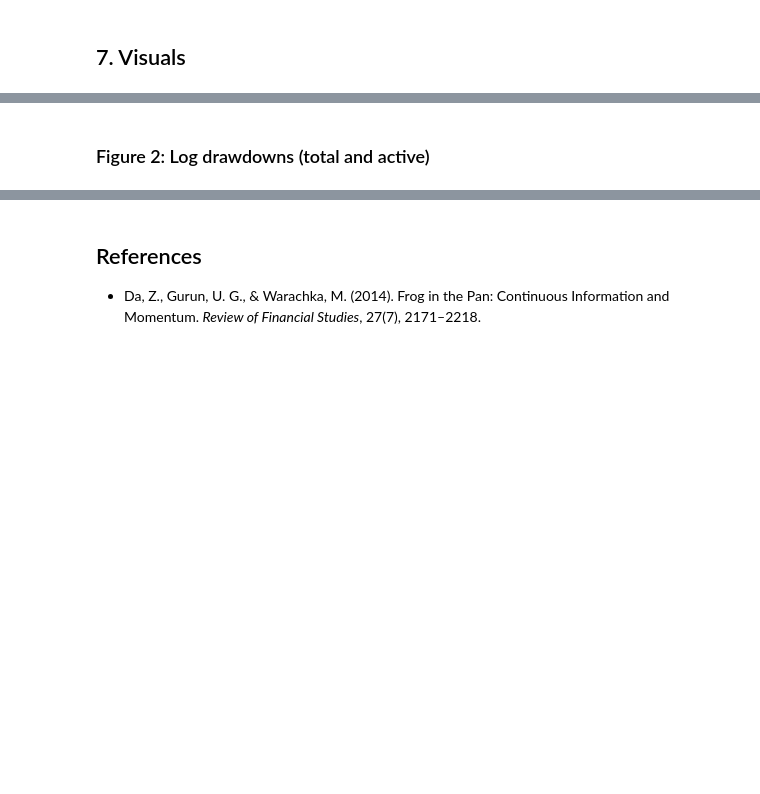
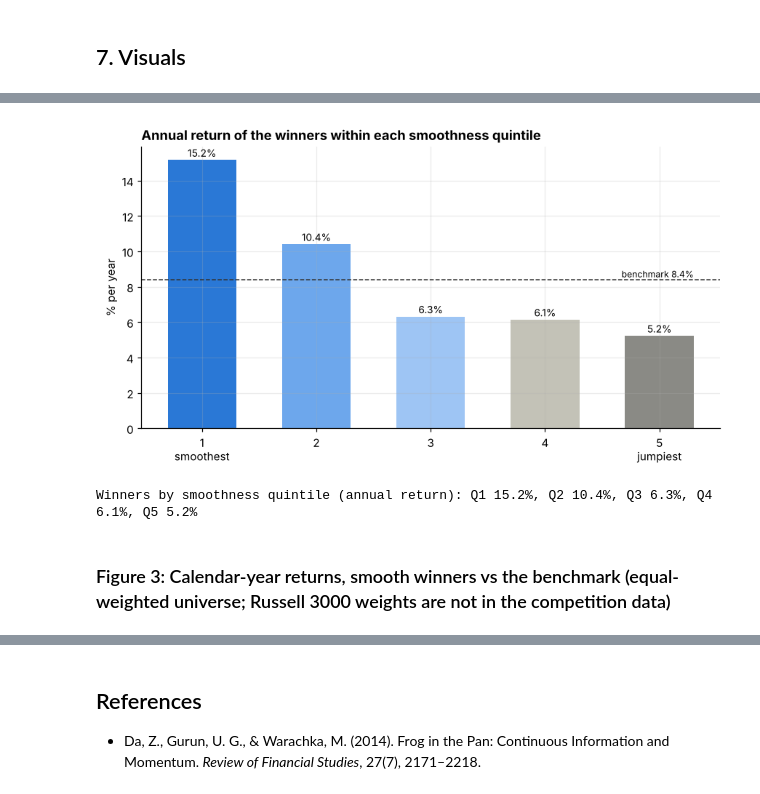
Before and after one commit to taylorotho/Quant_continuous_return_method, a Jupyter notebook: FINAL.ipynb, the cells around one changed output, grey strips where cells are left out. Saved outputs shown, nothing was run; the diff lists cells and outputs as text; code cells hidden in the pictures; blank space fills up the shorter version.

```diff
--- a/FINAL.ipynb
+++ b/FINAL.ipynb
@@ -80,5 +537,25 @@ We test whether the signal predicts next-month returns. The tests are the monthl
 # %%
-# TODO: Figure 1
+fig, ax = plt.subplots(figsize=(8, 4.5))
+ladder = []
+for q_ in range(1, 6):
+    rows_ = []
+    for (d,), g in sig.group_by(["date"], maintain_order=True):
+        gq = g.filter(((pl.col("na_pct") * 5).floor().clip(upper_bound=4) + 1) == q_)
+        p = gq.sort("pret", descending=True).head(max(1, int(gq.height * 0.20)))
+        rows_.append(p["fwd_ret"].mean())
+    r_ = np.array(rows_); ladder.append(np.prod(1 + r_) ** (12 / len(r_)) - 1)
+bars = ax.bar(range(5), np.array(ladder) * 100, color=[BLUE, "#6da7ec", "#9ec5f4", "#c3c2b7", GRAY], width=0.6)
+ax.axhline(LO_bench_cagr := (np.prod(1 + LO["bench"].to_numpy()) ** (12 / LO.height) - 1) * 100, color="#333", lw=1, ls="--")
+ax.annotate(f"benchmark {LO_bench_cagr:.1f}%", (4.3, LO_bench_cagr), va="bottom", ha="right", fontsize=8)
+for i_, v_ in enumerate(ladder): ax.annotate(f"{v_*100:.1f}%", (i_, v_ * 100), xytext=(0, 3), textcoords="offset points", ha="center", fontsize=9)
+ax.set_xticks(range(5), ["1\nsmoothest", "2", "3", "4", "5\njumpiest"])
+ax.set_title("Winners from each smoothness quintile: annual return", loc="left", fontweight="bold"); ax.set_ylabel("% per year")
+ax.set_title("Annual return of the winners within each smoothness quintile", loc="left", fontweight="bold")
+fig.tight_layout(); plt.show()
+print("Winners by smoothness quintile (annual return): " + ", ".join(f"Q{i+1} {v*100:.1f}%" for i, v in enumerate(ladder)))
+# %% [output]
+[figure, added]
+Winners by smoothness quintile (annual return): Q1 15.2%, Q2 10.4%, Q3 6.3%, Q4 6.1%, Q5 5.2%
 # %% [markdown]
-### Figure 2: Log drawdowns (total and active)
+### Figure 3: Calendar-year returns, smooth winners vs the benchmark (equal-weighted universe; Russell 3000 weights are not in the competition data)
 # %%
```
Also changed, not shown: parts of 27 cells of this notebook.
